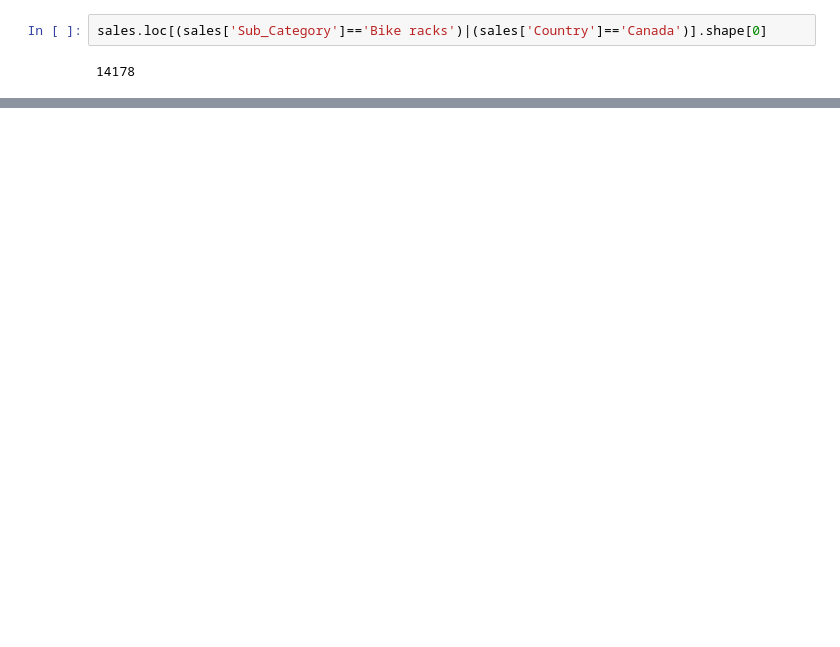
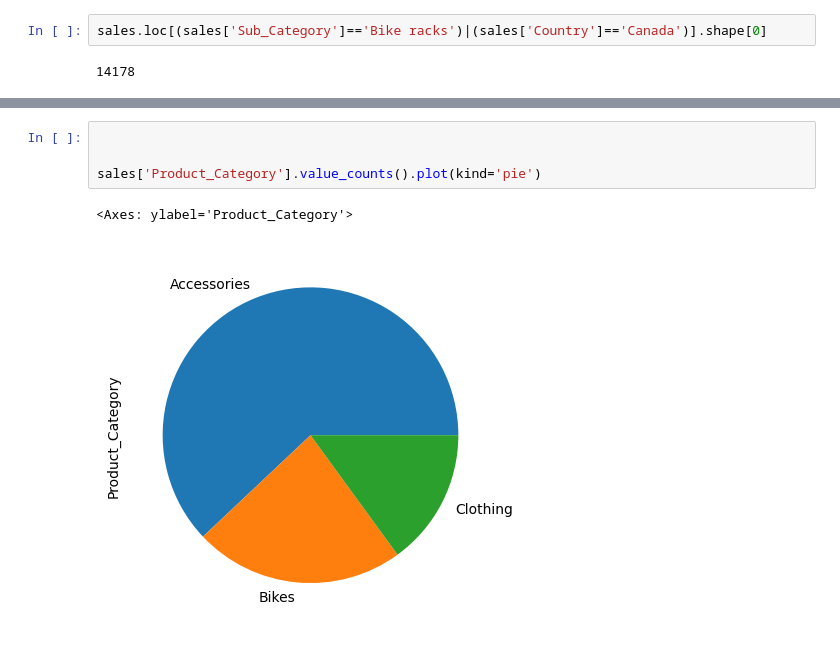
Before and after one commit to roldugina/data_analysis_projects, a Jupyter notebook: FreeCodeCamp_lessons.ipynb, the cells around one changed output, grey strips where cells are left out. Saved outputs shown, nothing was run; the diff lists cells and outputs as text; blank space fills up the shorter version.

```diff
--- a/FreeCodeCamp_lessons.ipynb
+++ b/FreeCodeCamp_lessons.ipynb
@@ -549,0 +554,7 @@ sales.loc[(sales['Sub_Category']=='Bike racks')|(sales['Country']=='Canada')].sh
+# %%
+
+
+sales['Product_Category'].value_counts().plot(kind='pie')
+# %% [output]
+<Axes: ylabel='Product_Category'>
+[figure, added]
```
Also changed, not shown: parts of 36 cells of this notebook.
